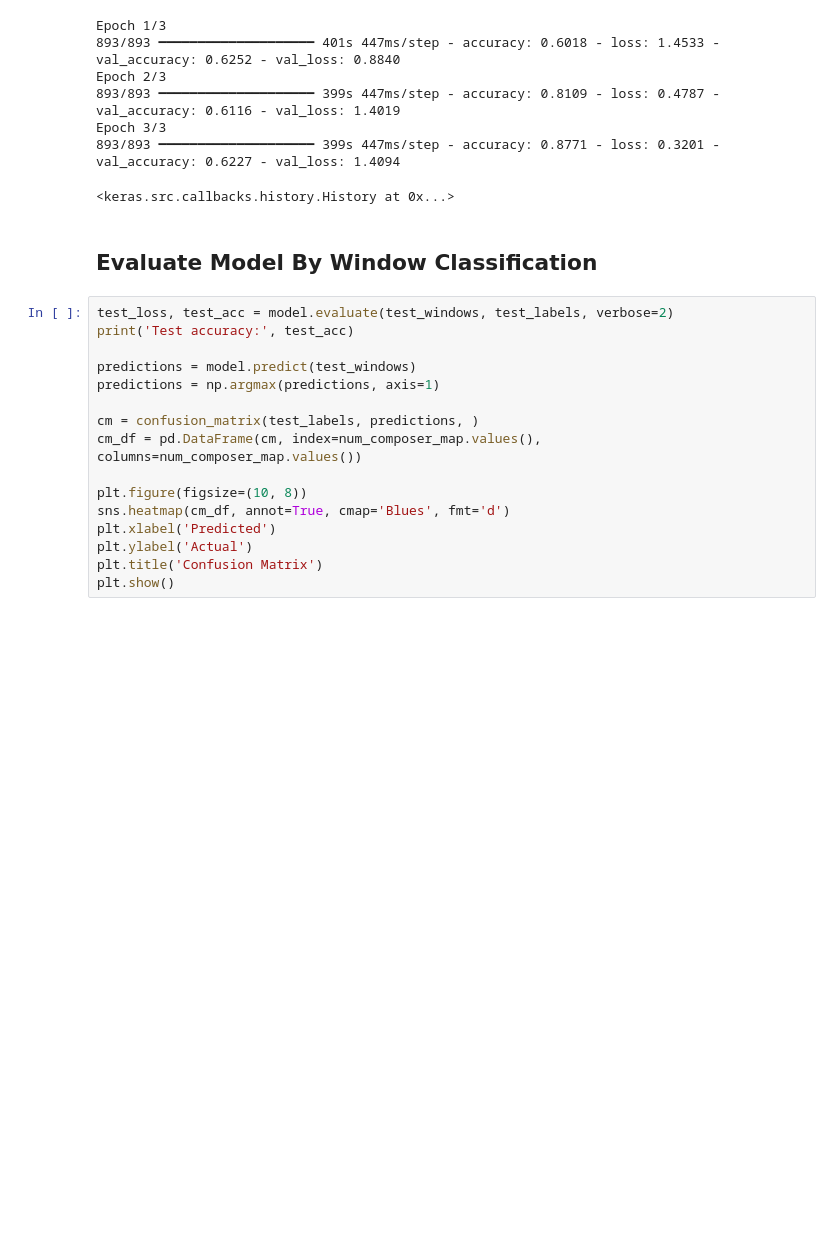
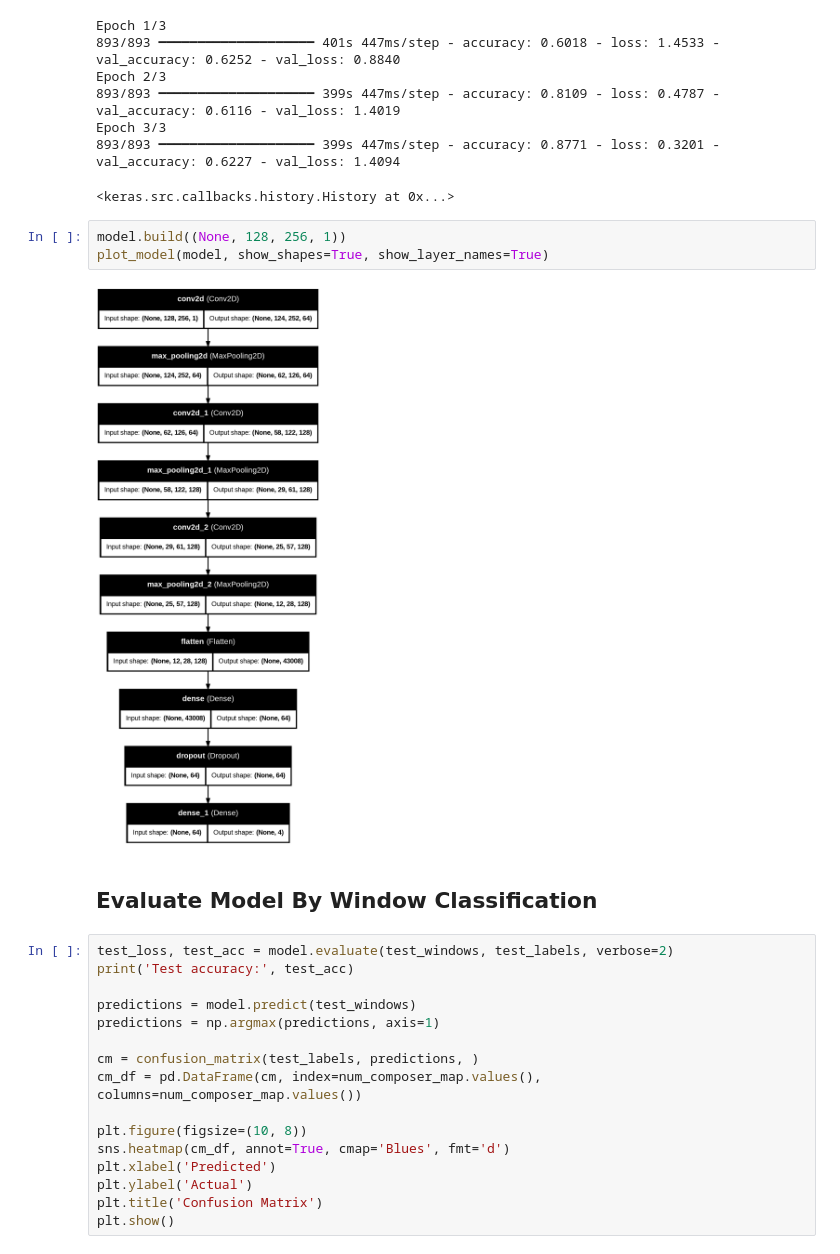
Before and after one commit to seema469/AAI_511_DeepLearning, a Jupyter notebook: composer_classification.ipynb, the cells around one changed output. Cells and saved outputs as stored; diff of their text form; blank space fills up the shorter version.

Commit message:
Update composer_classification.ipynb
plot_model for CNN

```diff
--- a/composer_classification.ipynb
+++ b/composer_classification.ipynb
@@ -955,6 +955,11 @@ Epoch 2/3
 Epoch 3/3
 893/893 ━━━━━━━━━━━━━━━━━━━━ 399s 447ms/step - accuracy: 0.8771 - loss: 0.3201 - val_accuracy: 0.6227 - val_loss: 1.4094
 <keras.src.callbacks.history.History at 0x...>
+# %%
+model.build((None, 128, 256, 1))
+plot_model(model, show_shapes=True, show_layer_names=True)
+# %% [output]
+[figure, added]
 # %% [markdown]
 ## Evaluate Model By Window Classification
 # %%
```
Also changed, not shown: parts of 3 cells of this notebook.
